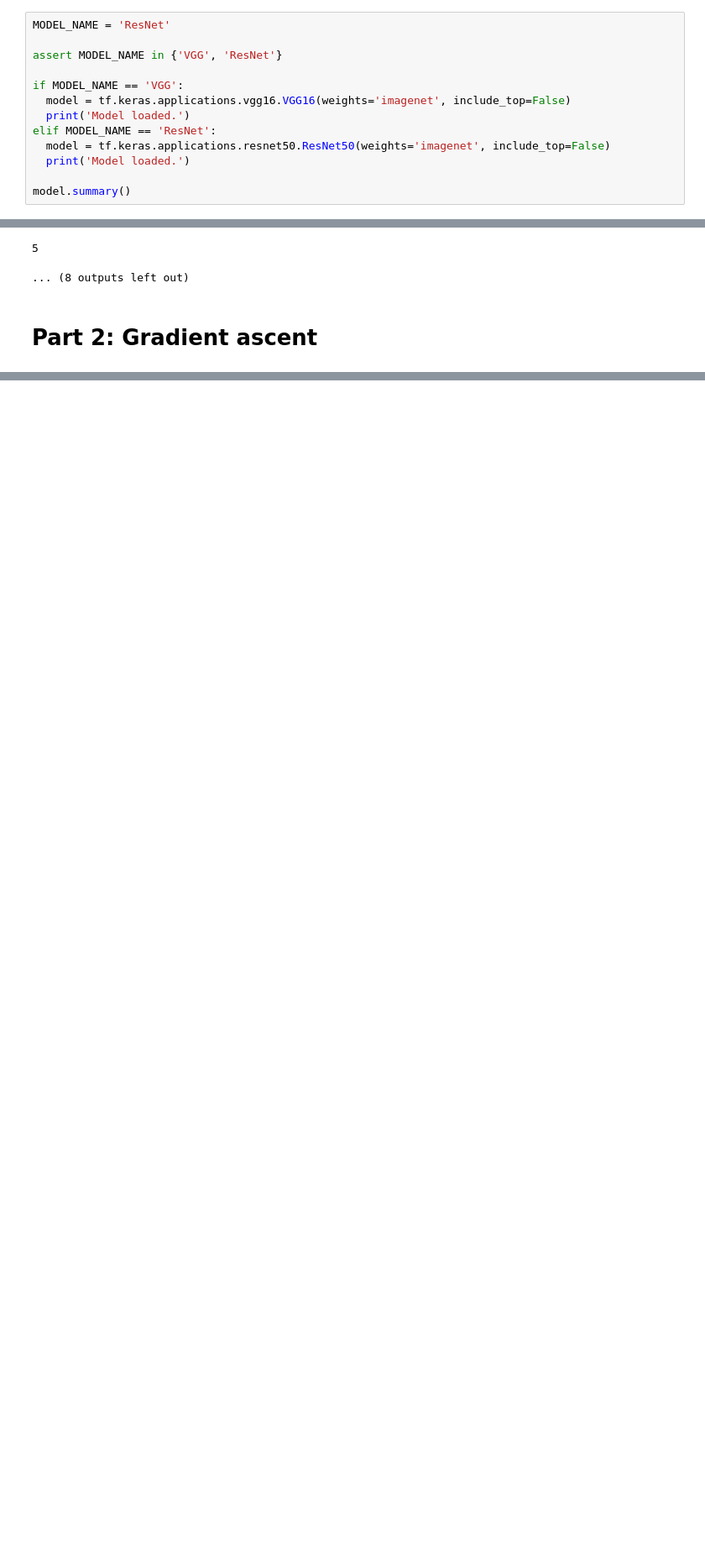
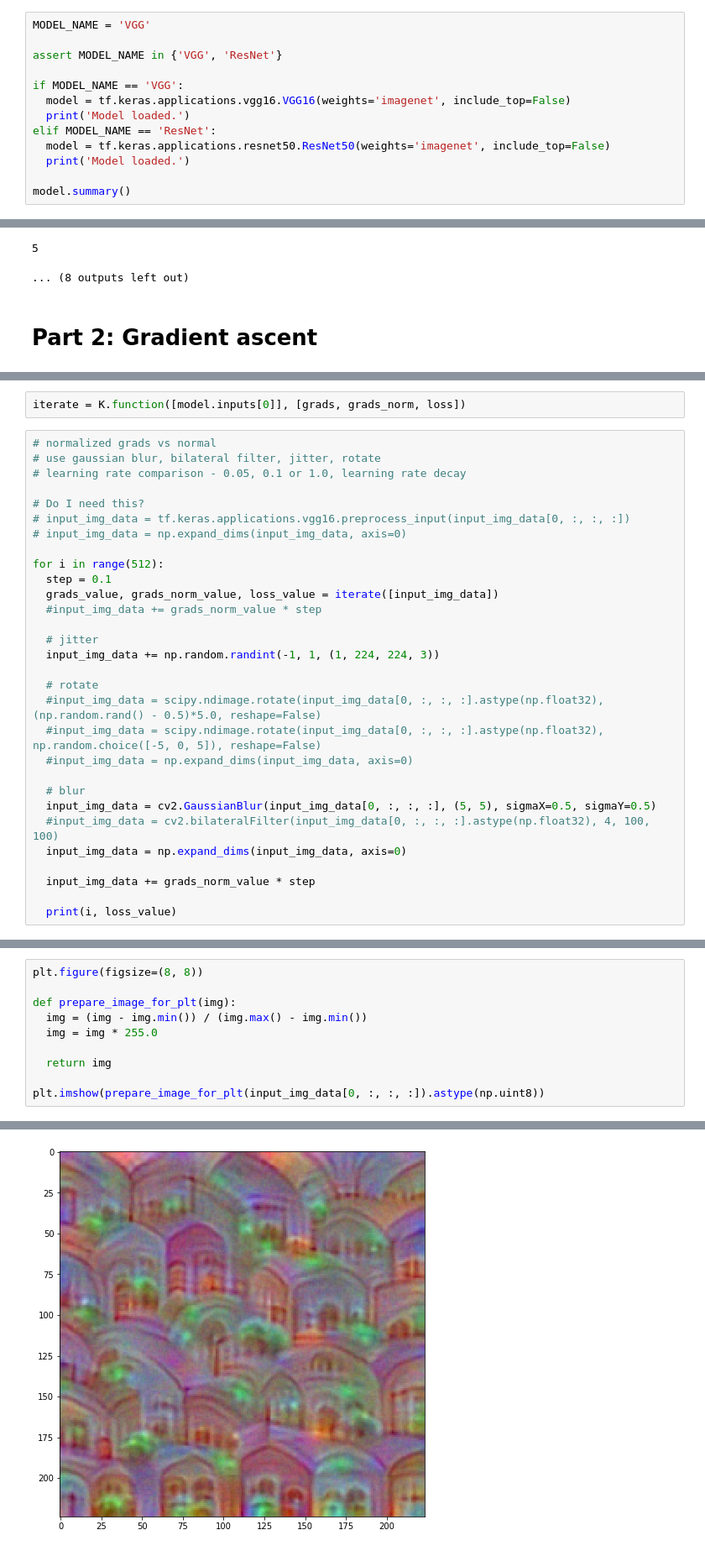
Before and after one commit to milsto/interpretability, a Jupyter notebook: tutorials/interpretability_tutorial_dsc_belgrade_2019.ipynb, the cells around one changed output, grey strips where cells are left out. Shown at 84% size. Saved outputs shown, nothing was run; the diff lists cells and outputs as text; blank space fills up the shorter version.

```diff
--- a/tutorials/interpretability_tutorial_dsc_belgrade_2019.ipynb
+++ b/tutorials/interpretability_tutorial_dsc_belgrade_2019.ipynb
@@ -25,7 +25,7 @@ import cv2
 
 Here, Keras will automatically download the pretrained weights and load the model.
 # %%
-MODEL_NAME = 'ResNet'
+MODEL_NAME = 'VGG'
 
 assert MODEL_NAME in {'VGG', 'ResNet'}
 
@@ -299,0 +363,32 @@ for i in range(0, 10):
+# %%
+iterate = K.function([model.inputs[0]], [grads, grads_norm, loss])
+# %%
+# normalized grads vs normal
+# use gaussian blur, bilateral filter, jitter, rotate
+# learning rate comparison - 0.05, 0.1 or 1.0, learning rate decay
+
+# Do I need this?
+# input_img_data = tf.keras.applications.vgg16.preprocess_input(input_img_data[0, :, :, :])
+# input_img_data = np.expand_dims(input_img_data, axis=0)
+
+for i in range(512):
+  step = 0.1
+  grads_value, grads_norm_value, loss_value = iterate([input_img_data])
+  #input_img_data += grads_norm_value * step
+
+  # jitter
+  input_img_data += np.random.randint(-1, 1, (1, 224, 224, 3))
+
+  # rotate
+  #input_img_data = scipy.ndimage.rotate(input_img_data[0, :, :, :].astype(np.float32), (np.random.rand() - 0.5)*5.0, reshape=False)
+  #input_img_data = scipy.ndimage.rotate(input_img_data[0, :, :, :].astype(np.float32), np.random.choice([-5, 0, 5]), reshape=False)
+  #input_img_data = np.expand_dims(input_img_data, axis=0)
+
+  # blur
+  input_img_data = cv2.GaussianBlur(input_img_data[0, :, :, :], (5, 5), sigmaX=0.5, sigmaY=0.5)
+  #input_img_data = cv2.bilateralFilter(input_img_data[0, :, :, :].astype(np.float32), 4, 100, 100)
+  input_img_data = np.expand_dims(input_img_data, axis=0)
+
+  input_img_data += grads_norm_value * step
+
+  print(i, loss_value)
@@ -299,0 +413,11 @@ for i in range(0, 10):
+# %%
+plt.figure(figsize=(8, 8))
+
+def prepare_image_for_plt(img):
+  img = (img - img.min()) / (img.max() - img.min())
+  img = img * 255.0
+
+  return img
+
+plt.imshow(prepare_image_for_plt(input_img_data[0, :, :, :]).astype(np.uint8))
+# %% [output]
@@ -299,0 +425 @@ for i in range(0, 10):
+[figure, added]
```
Also changed, not shown: parts of 15 cells of this notebook.
